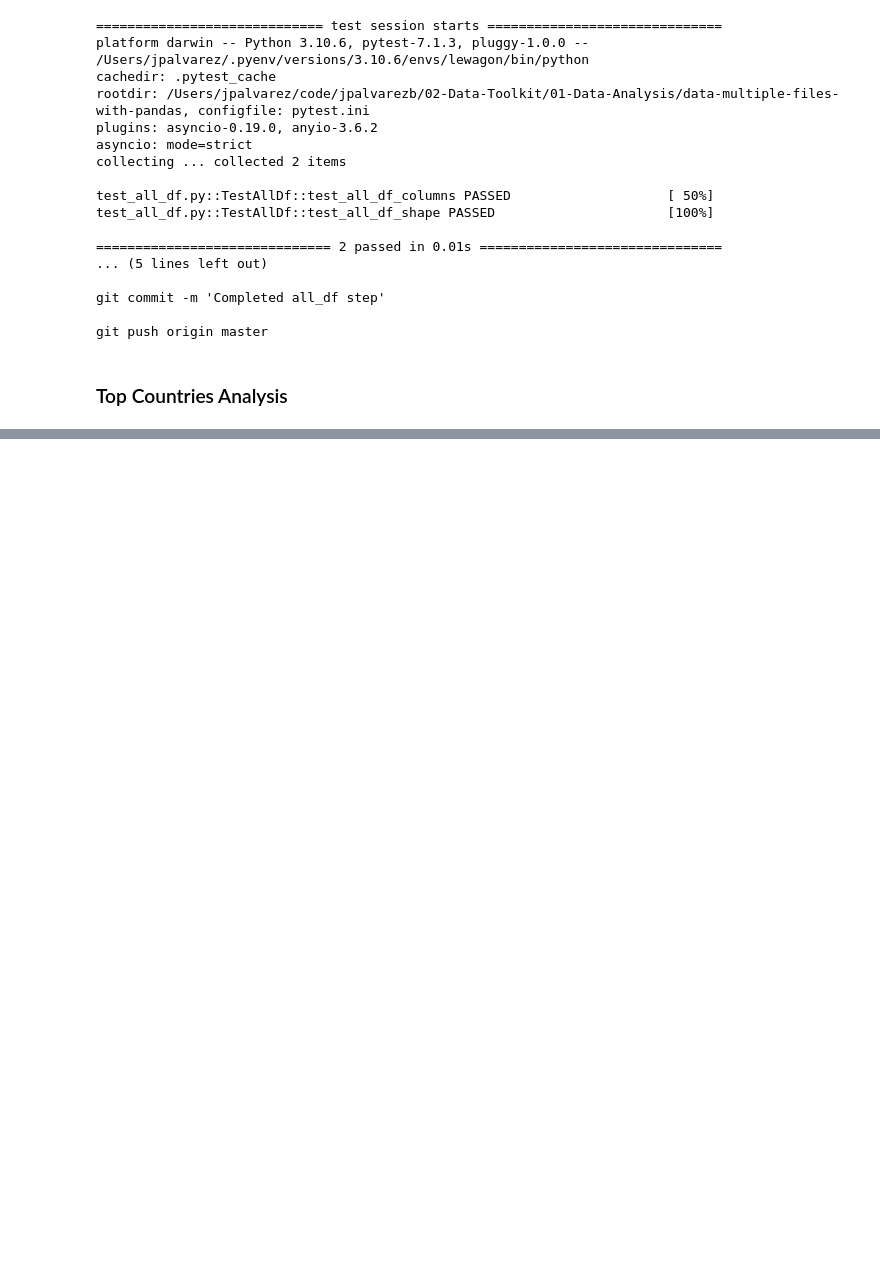
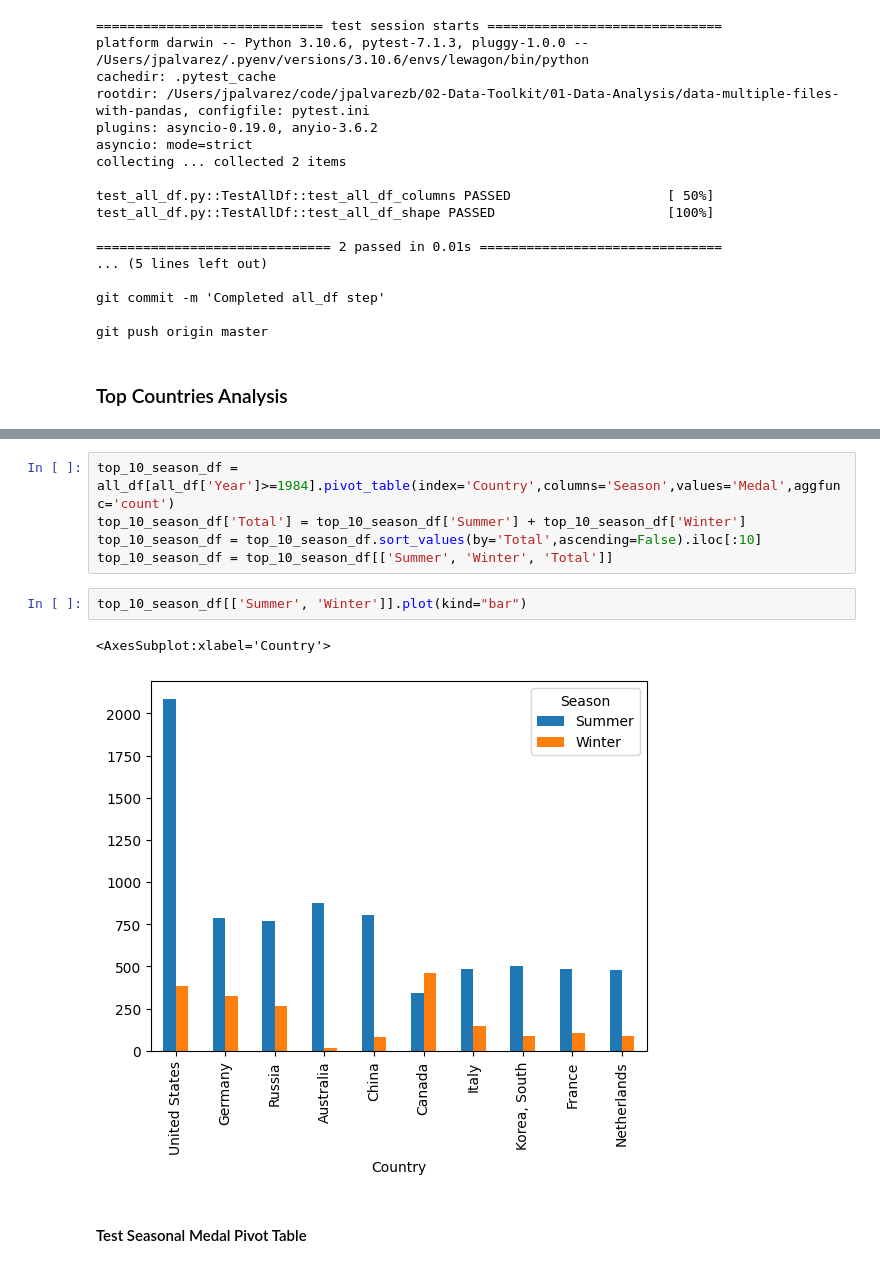
Before and after one commit to jpalvarezb/data-multiple-files-with-pandas, a Jupyter notebook: multiple_files.ipynb, the cells around one changed output, grey strips where cells are left out. Saved outputs shown, nothing was run; the diff lists cells and outputs as text; blank space fills up the shorter version.

Commit message:
Added pivot table

```diff
--- a/multiple_files.ipynb
+++ b/multiple_files.ipynb
@@ -312,0 +349,12 @@ top_10_df.plot
+# %%
+top_10_season_df = all_df[all_df['Year']>=1984].pivot_table(index='Country',columns='Season',values='Medal',aggfunc='count')
+top_10_season_df['Total'] = top_10_season_df['Summer'] + top_10_season_df['Winter']
+top_10_season_df = top_10_season_df.sort_values(by='Total',ascending=False).iloc[:10]
+top_10_season_df = top_10_season_df[['Summer', 'Winter', 'Total']]
+# %%
+top_10_season_df[['Summer', 'Winter']].plot(kind="bar")
+# %% [output]
+<AxesSubplot:xlabel='Country'>
+[figure, added]
+# %% [markdown]
+#### Test Seasonal Medal Pivot Table
```
Also changed, not shown: parts of 5 cells of this notebook.
